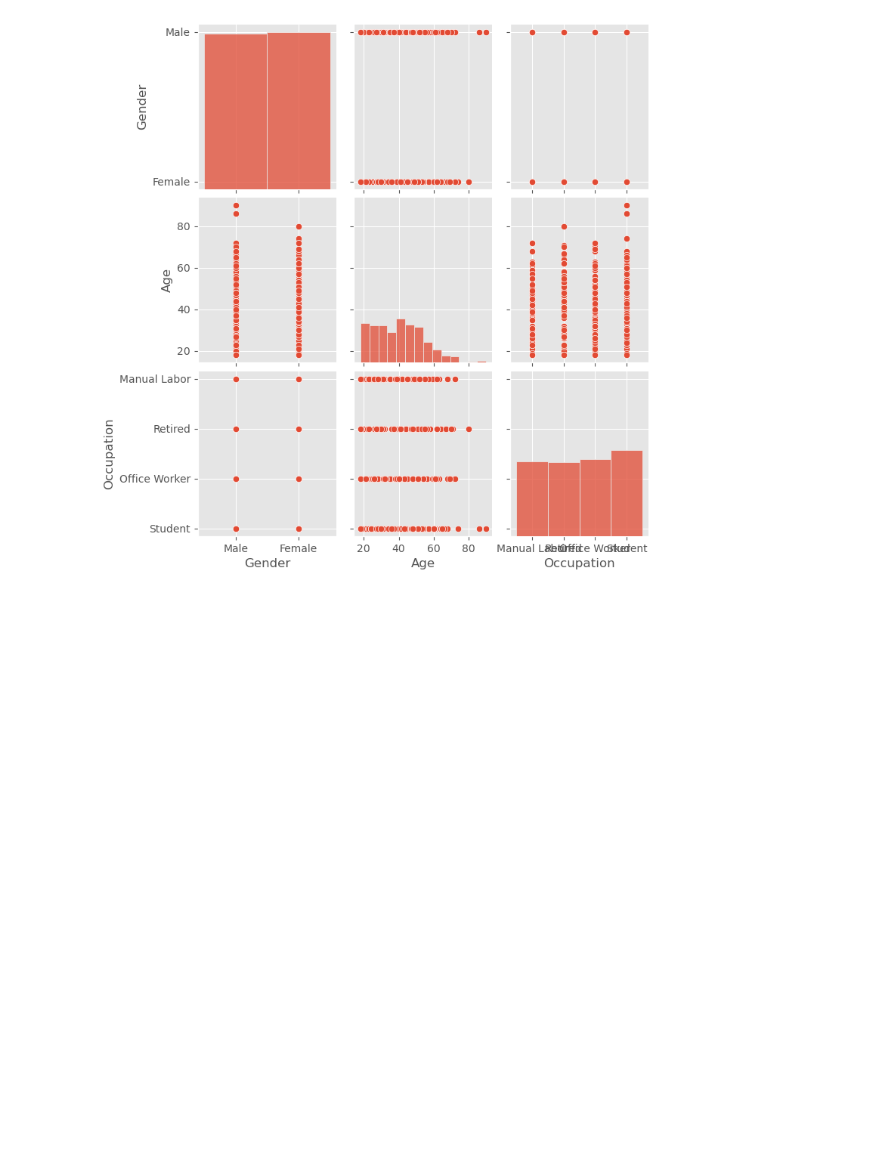
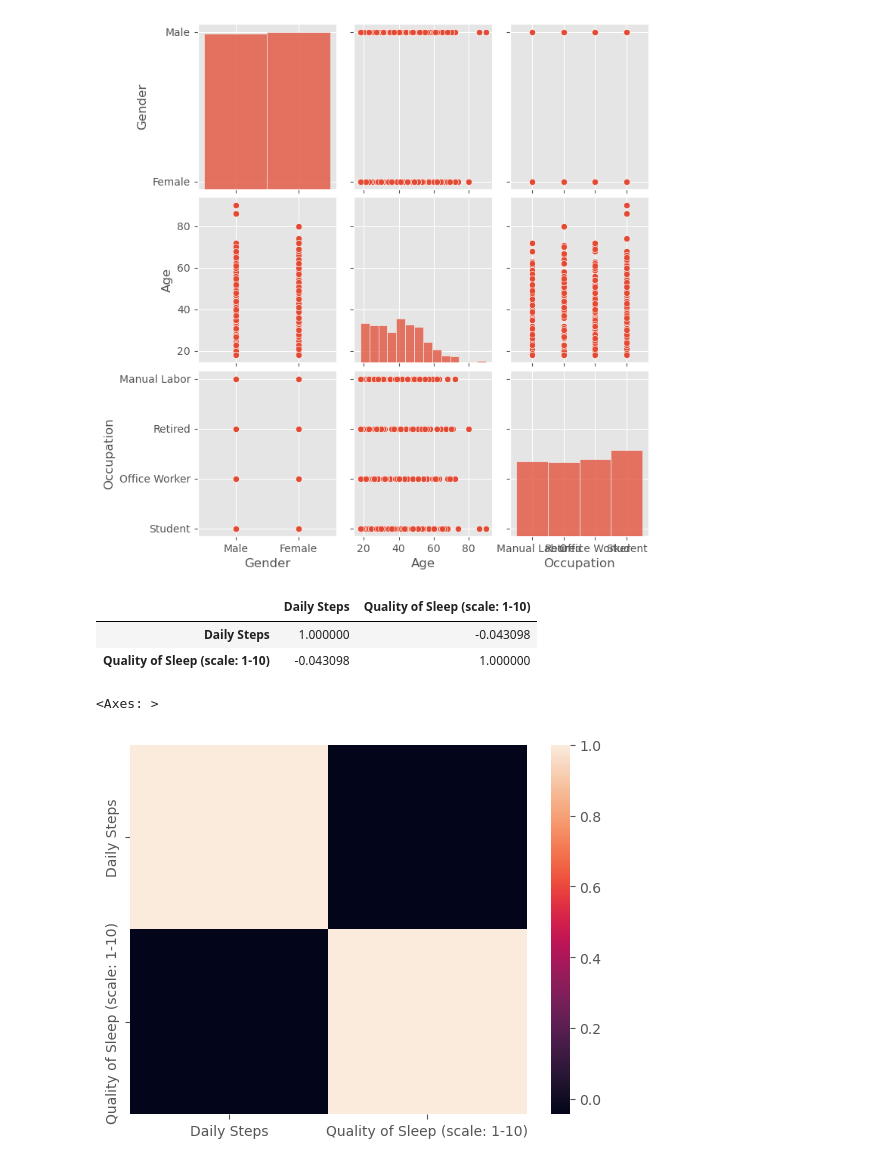
Before and after one commit to samjian8/Sleep_Lifestyle_Analysis, a Jupyter notebook: main.ipynb, the cells around one changed output. Saved outputs shown, nothing was run; the diff lists cells and outputs as text; code cells hidden in the pictures; blank space fills up the shorter version.

Commit message:
Produced some more graphs for analysis, updated readme

```diff
--- a/main.ipynb
+++ b/main.ipynb
@@ -150,3 +150,15 @@ sns.pairplot(df, vars=['Gender',
 # %% [output]
 <seaborn.axisgrid.PairGrid at 0x...>
 [figure]
+# %%
+df_corr = df[['Daily Steps', 'Quality of Sleep (scale: 1-10)']].corr()
+df_corr
+# %% [output]
+|  | Daily Steps | Quality of Sleep (scale: 1-10) |
+| Daily Steps | 1.000000 | -0.043098 |
+| Quality of Sleep (scale: 1-10) | -0.043098 | 1.000000 |
+# %%
+sns.heatmap(df_corr)
+# %% [output]
+<Axes: >
+[figure, added]
```
Also changed, not shown: parts of 6 cells of this notebook, 1 other file.
